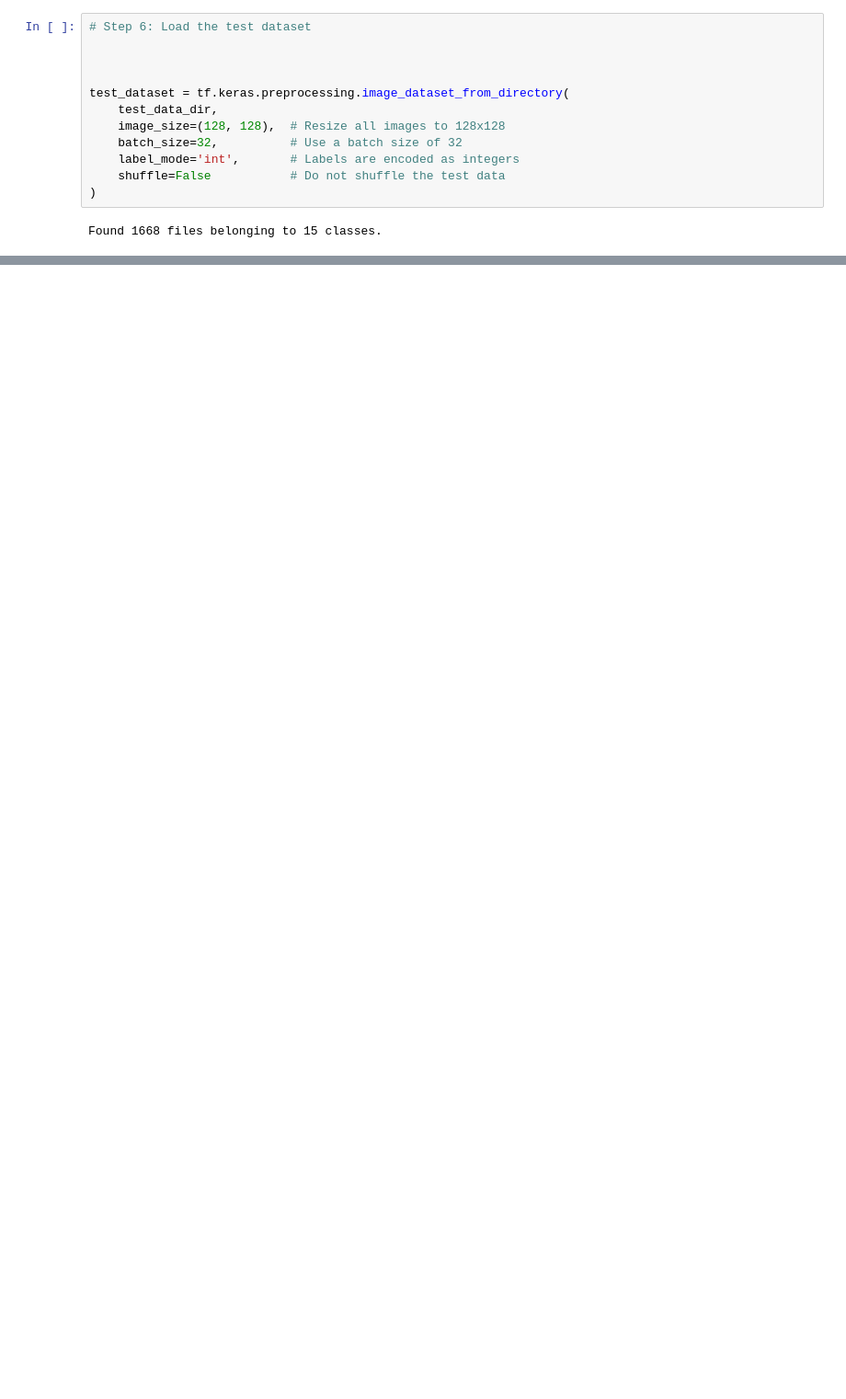
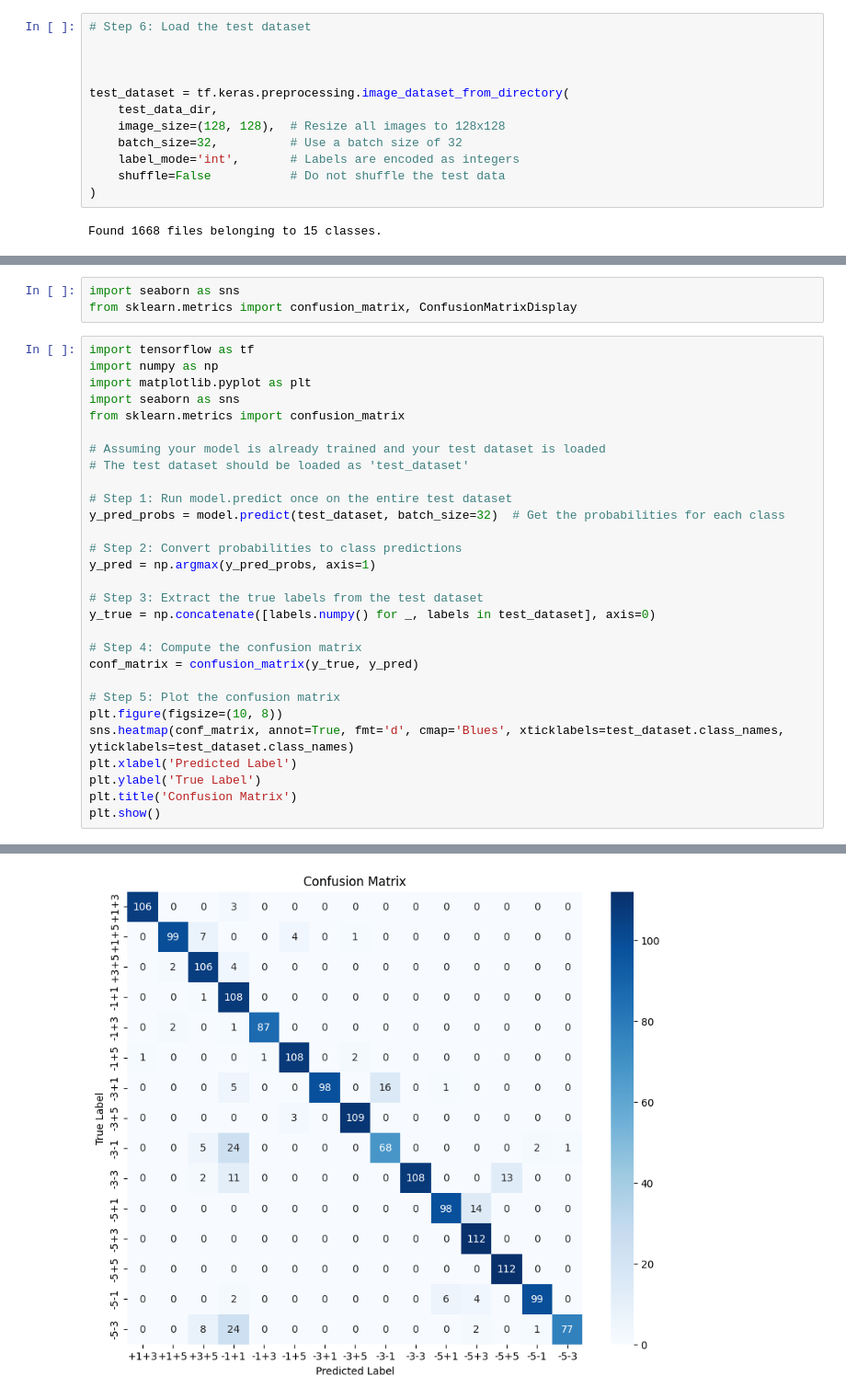
Before and after one commit to gtsagkatakis/FOMO2024, a Jupyter notebook: train_cnn_VVBs.ipynb, the cells around one changed output, grey strips where cells are left out. Shown at 92% size. Drawn from its saved outputs; the diff is of its cells as text; blank space fills up the shorter version.

```diff
--- a/train_cnn_VVBs.ipynb
+++ b/train_cnn_VVBs.ipynb
@@ -154,0 +157,33 @@ Test Accuracy: 92.09%
+# %%
+import seaborn as sns
+from sklearn.metrics import confusion_matrix, ConfusionMatrixDisplay
+# %%
+import tensorflow as tf
+import numpy as np
+import matplotlib.pyplot as plt
+import seaborn as sns
+from sklearn.metrics import confusion_matrix
+
+# Assuming your model is already trained and your test dataset is loaded
+# The test dataset should be loaded as 'test_dataset'
+
+# Step 1: Run model.predict once on the entire test dataset
+y_pred_probs = model.predict(test_dataset, batch_size=32)  # Get the probabilities for each class
+
+# Step 2: Convert probabilities to class predictions
+y_pred = np.argmax(y_pred_probs, axis=1)
+
+# Step 3: Extract the true labels from the test dataset
+y_true = np.concatenate([labels.numpy() for _, labels in test_dataset], axis=0)
+
+# Step 4: Compute the confusion matrix
+conf_matrix = confusion_matrix(y_true, y_pred)
+
+# Step 5: Plot the confusion matrix
+plt.figure(figsize=(10, 8))
+sns.heatmap(conf_matrix, annot=True, fmt='d', cmap='Blues', xticklabels=test_dataset.class_names, yticklabels=test_dataset.class_names)
+plt.xlabel('Predicted Label')
+plt.ylabel('True Label')
+plt.title('Confusion Matrix')
+plt.show()
+# %% [output]
@@ -154,0 +191 @@ Test Accuracy: 92.09%
+[figure, added]
```
Also changed, not shown: parts of 6 cells of this notebook.
